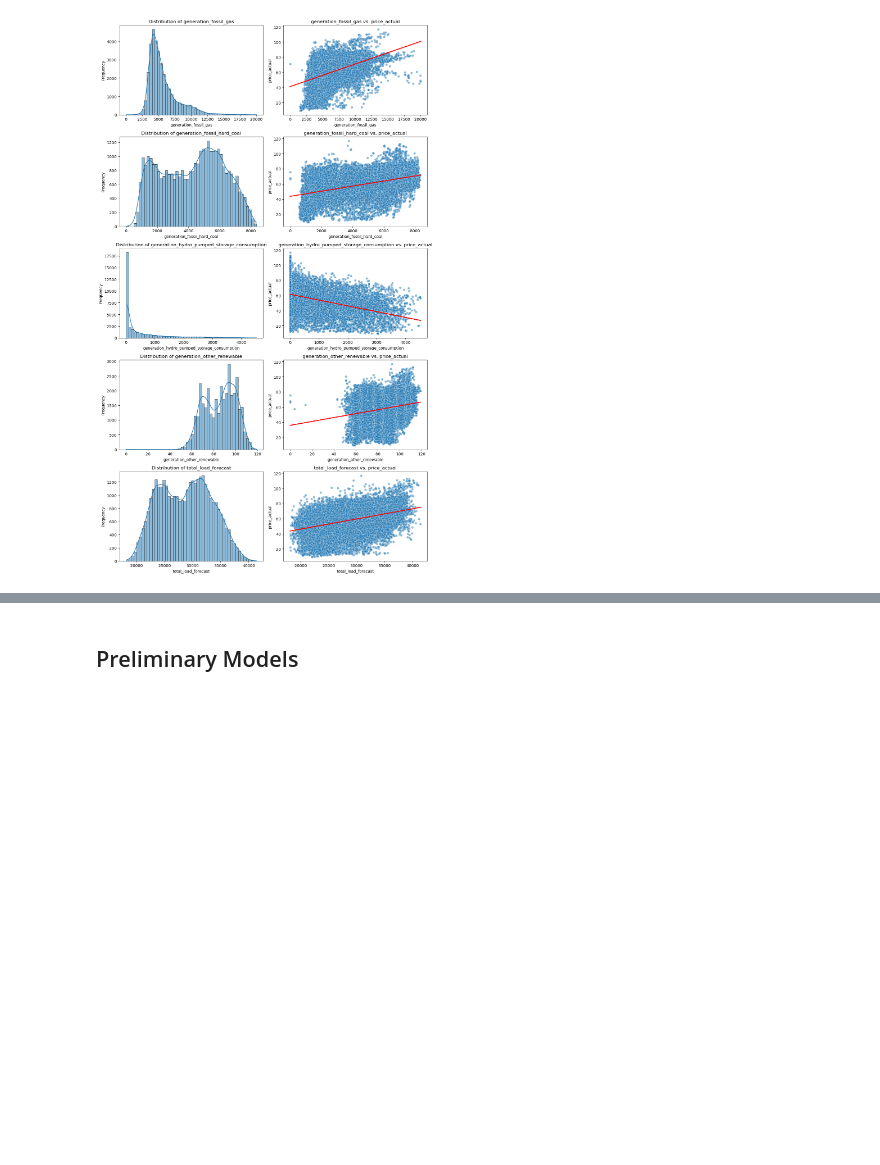
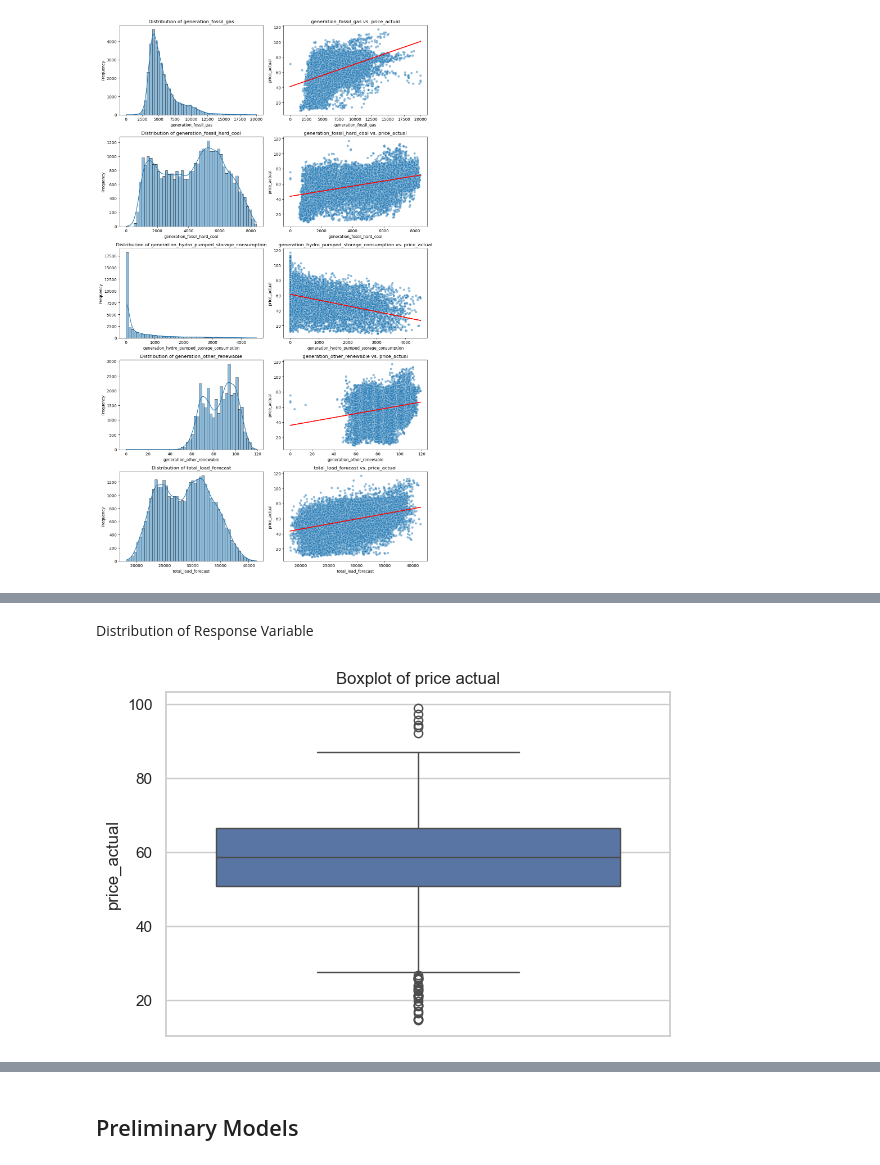
Before and after one commit to MattHendo/Time-Series-Energy-Markets, a Jupyter notebook: Time_Series_Energy_Markets.ipynb, the cells around one changed output, grey strips where cells are left out. Saved outputs shown, nothing was run; the diff lists cells and outputs as text; code cells hidden in the pictures; blank space fills up the shorter version.

```diff
--- a/Time_Series_Energy_Markets.ipynb
+++ b/Time_Series_Energy_Markets.ipynb
@@ -386,0 +424,11 @@ plt.show()
+# %% [markdown]
+Distribution of Response Variable
+# %%
+sns.set(style="whitegrid")
+plt.figure(figsize=(6, 4))
+sns.boxplot(y=daily_data['price_actual'])
+plt.title(f'Boxplot of price actual')
+plt.tight_layout()
+plt.show()
+# %% [output]
+[figure, added]
```
Also changed, not shown: parts of 12 cells of this notebook.
